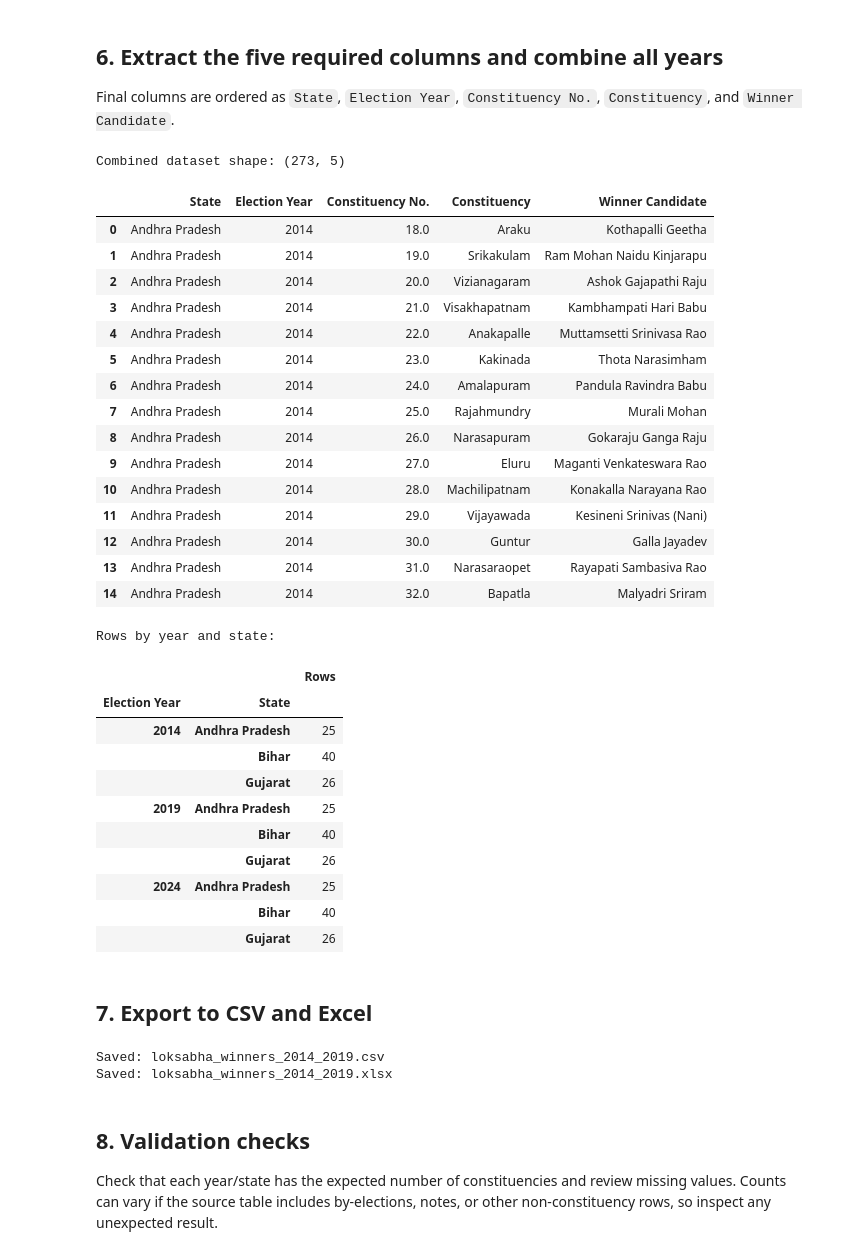
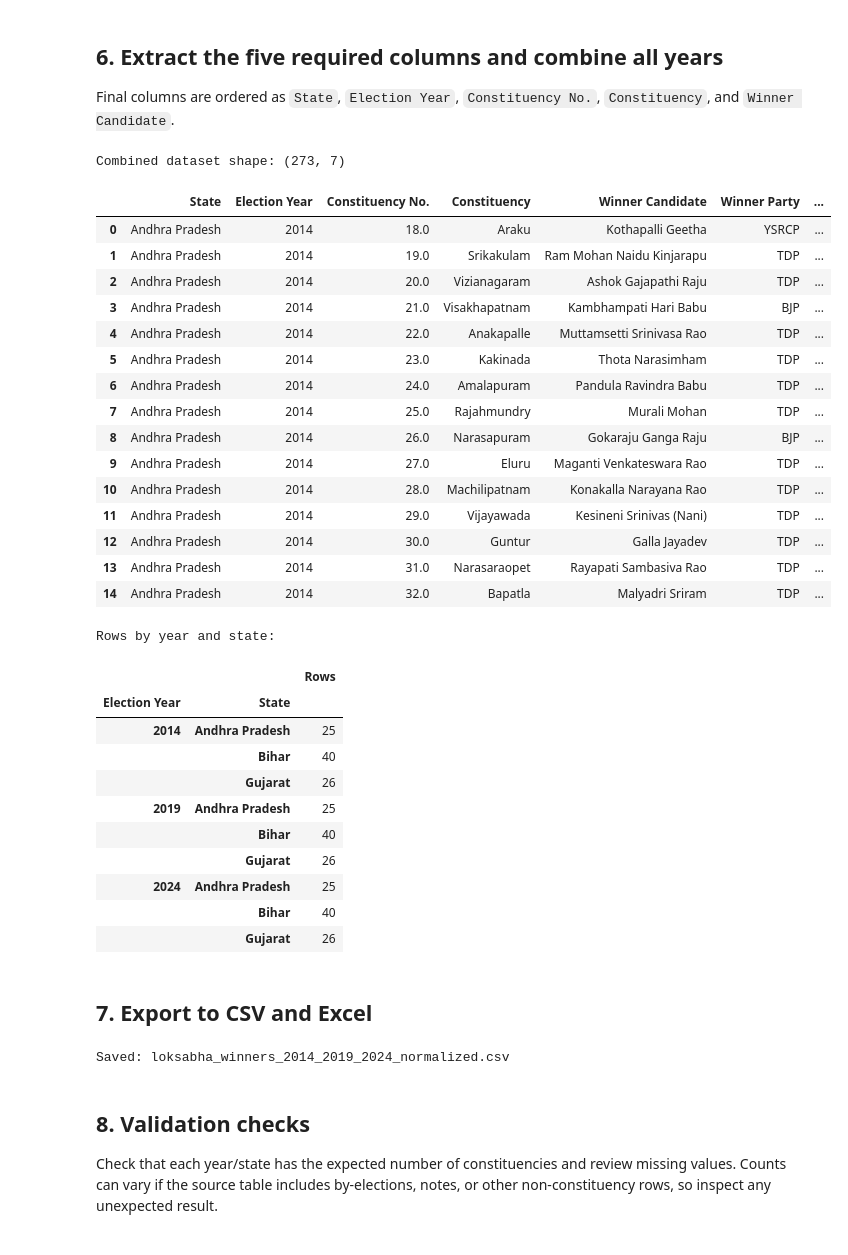
Before and after one commit to iitm-da25b007/MPs-assets, a Jupyter notebook: loksabha_winners_scraper_2014_2019_2024.ipynb, the cells around one changed output. Drawn from its saved outputs; the diff is of its cells as text; code cells hidden in the pictures.

Commit message:
Name and Party Matching

```diff
--- a/loksabha_winners_scraper_2014_2019_2024.ipynb
+++ b/loksabha_winners_scraper_2014_2019_2024.ipynb
@@ -84,14 +85,14 @@ for (year, state), url in URLS.items():
         tables = pd.read_html(StringIO(html))
         PAGE_TABLES[key] = tables
 
-        print(f"Found {len(tables)} tables.")
+        # print(f"Found {len(tables)} tables.")
         for index, table in enumerate(tables):
-            print(f"\nTable index: {index} | shape: {table.shape}")
+            # print(f"\nTable index: {index} | shape: {table.shape}")
             print("Columns:", flatten_columns(table.columns))
-            display(table.head(2))
+            # display(table.head(2))
     except Exception as exc:
         PAGE_ERRORS[key] = str(exc)
-        # print(f"ERROR loading this page: {exc}")
+        print(f"ERROR loading this page: {exc}")
 
     time.sleep(1)  # Be polite to Wikipedia
 
@@ -169,6 +149,7 @@ DEFAULT_COLUMN_MAP = {
     "Constituency | #": "Constituency No.",
     "Constituency | Name": "Constituency",
     "Winner | Candidate": "Winner Candidate",
+        "Winner | Party.1": "Winner Party",
 }
 
 COLUMN_MAP = {
@@ -179,12 +160,14 @@ COLUMN_MAP = {
         "Constituency | Constituency": "Constituency No.",
         "Constituency | Constituency.1": "Constituency",
         "Winner | Candidate": "Winner Candidate",
+        "Winner | Party.1": "Winner Party",
     },
     (2019, "Bihar"): DEFAULT_COLUMN_MAP.copy(),
     (2019, "Gujarat"): {
         "Constituency" : "Constituency",
         "No": "Constituency No.",
         "Winner": "Winner Candidate",
+        "Party.1": "Winner Party",
     },
     (2024, "Andhra Pradesh"): DEFAULT_COLUMN_MAP.copy(),
     (2024, "Bihar"): DEFAULT_COLUMN_MAP.copy(),
@@ -295,6 +278,8 @@ Selected headings: ['No', 'Constituency', 'Turnout[5]', 'Winner', 'Party', 'Part
 
 Final columns are ordered as `State`, `Election Year`, `Constituency No.`, `Constituency`, and `Winner Candidate`.
 # %%
+PARTY_ALIASES = {"Bharatiya Janata Party": "BJP", "HAM(S)": "Hindustani Awam Morcha (Secular)", "JSP": "Janasena Party", "LJP(RV)": "Lok Janshakti Party(Ram Vilas)", "RLSP": "Rashtriya Lok Samta Party", "YCP": "YSRCP"}
+
 def extract_results(key, table):
     year, state = key
     mapping = COLUMN_MAP[key]
@@ -303,6 +288,7 @@ def extract_results(key, table):
         "Constituency No.",
         "Constituency",
         "Winner Candidate",
+        "Winner Party",
     }
     missing_outputs = required_outputs - set(mapping.values())
     if missing_outputs:
@@ -327,50 +313,55 @@ def extract_results(key, table):
             lambda value: value.strip() if isinstance(value, str) else value
         )
 
+    result["Winner Party Source"] = result["Winner Party"]
+    result["Winner Party"] = result["Winner Party"].replace(PARTY_ALIASES)
+
     result = result.dropna(how="all").copy()
     result.insert(0, "Election Year", year)
     result.insert(0, "State", state)
 
     return result[
         [
             "State",
             "Election Year",
             "Constituency No.",
             "Constituency",
             "Winner Candidate",
+            "Winner Party",
+            "Winner Party Source",
         ]
     ].reset_index(drop=True)
 
 
 results_by_page = {
     key: extract_results(key, table)
     for key, table in SELECTED_TABLES.items()
 }
 
 combined_df = pd.concat(results_by_page.values(), ignore_index=True)
 
 print("Combined dataset shape:", combined_df.shape)
 display(combined_df.head(15))
 print("\nRows by year and state:")
 display(combined_df.groupby(["Election Year", "State"]).size().rename("Rows").to_frame())
 # %% [output]
-Combined dataset shape: (273, 5)
+Combined dataset shape: (273, 7)
-|  | State | Election Year | Constituency No. | Constituency | Winner Candidate |
-| 0 | Andhra Pradesh | 2014 | 18.0 | Araku | Kothapalli Geetha |
-| 1 | Andhra Pradesh | 2014 | 19.0 | Srikakulam | Ram Mohan Naidu Kinjarapu |
-| 2 | Andhra Pradesh | 2014 | 20.0 | Vizianagaram | Ashok Gajapathi Raju |
-| 3 | Andhra Pradesh | 2014 | 21.0 | Visakhapatnam | Kambhampati Hari Babu |
-| 4 | Andhra Pradesh | 2014 | 22.0 | Anakapalle | Muttamsetti Srinivasa Rao |
-| 5 | Andhra Pradesh | 2014 | 23.0 | Kakinada | Thota Narasimham |
-| 6 | Andhra Pradesh | 2014 | 24.0 | Amalapuram | Pandula Ravindra Babu |
-| 7 | Andhra Pradesh | 2014 | 25.0 | Rajahmundry | Murali Mohan |
-| 8 | Andhra Pradesh | 2014 | 26.0 | Narasapuram | Gokaraju Ganga Raju |
-| 9 | Andhra Pradesh | 2014 | 27.0 | Eluru | Maganti Venkateswara Rao |
-| 10 | Andhra Pradesh | 2014 | 28.0 | Machilipatnam | Konakalla Narayana Rao |
-| 11 | Andhra Pradesh | 2014 | 29.0 | Vijayawada | Kesineni Srinivas (Nani) |
-| 12 | Andhra Pradesh | 2014 | 30.0 | Guntur | Galla Jayadev |
-| 13 | Andhra Pradesh | 2014 | 31.0 | Narasaraopet | Rayapati Sambasiva Rao |
-| 14 | Andhra Pradesh | 2014 | 32.0 | Bapatla | Malyadri Sriram |
+|  | State | Election Year | Constituency No. | Constituency | Winner Candidate | Winner Party | ... |
+| 0 | Andhra Pradesh | 2014 | 18.0 | Araku | Kothapalli Geetha | YSRCP | ... |
+| 1 | Andhra Pradesh | 2014 | 19.0 | Srikakulam | Ram Mohan Naidu Kinjarapu | TDP | ... |
+| 2 | Andhra Pradesh | 2014 | 20.0 | Vizianagaram | Ashok Gajapathi Raju | TDP | ... |
+| 3 | Andhra Pradesh | 2014 | 21.0 | Visakhapatnam | Kambhampati Hari Babu | BJP | ... |
+| 4 | Andhra Pradesh | 2014 | 22.0 | Anakapalle | Muttamsetti Srinivasa Rao | TDP | ... |
+| 5 | Andhra Pradesh | 2014 | 23.0 | Kakinada | Thota Narasimham | TDP | ... |
+| 6 | Andhra Pradesh | 2014 | 24.0 | Amalapuram | Pandula Ravindra Babu | TDP | ... |
+| 7 | Andhra Pradesh | 2014 | 25.0 | Rajahmundry | Murali Mohan | TDP | ... |
+| 8 | Andhra Pradesh | 2014 | 26.0 | Narasapuram | Gokaraju Ganga Raju | BJP | ... |
+| 9 | Andhra Pradesh | 2014 | 27.0 | Eluru | Maganti Venkateswara Rao | TDP | ... |
+| 10 | Andhra Pradesh | 2014 | 28.0 | Machilipatnam | Konakalla Narayana Rao | TDP | ... |
+| 11 | Andhra Pradesh | 2014 | 29.0 | Vijayawada | Kesineni Srinivas (Nani) | TDP | ... |
+| 12 | Andhra Pradesh | 2014 | 30.0 | Guntur | Galla Jayadev | TDP | ... |
+| 13 | Andhra Pradesh | 2014 | 31.0 | Narasaraopet | Rayapati Sambasiva Rao | TDP | ... |
+| 14 | Andhra Pradesh | 2014 | 32.0 | Bapatla | Malyadri Sriram | TDP | ... |
 Rows by year and state:
 |  |  | Rows |
 | Election Year | State |  |
@@ -386,17 +377,15 @@ Rows by year and state:
 # %% [markdown]
 ## 7. Export to CSV and Excel
 # %%
-# CSV_PATH = "loksabha_winners_2014_2019.csv"
-# EXCEL_PATH = "loksabha_winners_2014_2019.xlsx"
+CSV_PATH = "loksabha_winners_2014_2019_2024_normalized.csv"
 
-# combined_df.to_csv(CSV_PATH, index=False, encoding="utf-8-sig")
-# combined_df.to_excel(EXCEL_PATH, index=False)
+combined_df.to_csv(CSV_PATH, index=False, encoding="utf-8-sig")
+# combined_df.to_excel(EXCEL_PATH, index=Fale)
 
-# print("Saved:", CSV_PATH)
+print("Saved:", CSV_PATH)
 # print("Saved:", EXCEL_PATH)
 # %% [output]
-Saved: loksabha_winners_2014_2019.csv
-Saved: loksabha_winners_2014_2019.xlsx
+Saved: loksabha_winners_2014_2019_2024_normalized.csv
 # %% [markdown]
 ## 8. Validation checks
 
```
Also changed, not shown: parts of 3 cells of this notebook, 16 other files.
